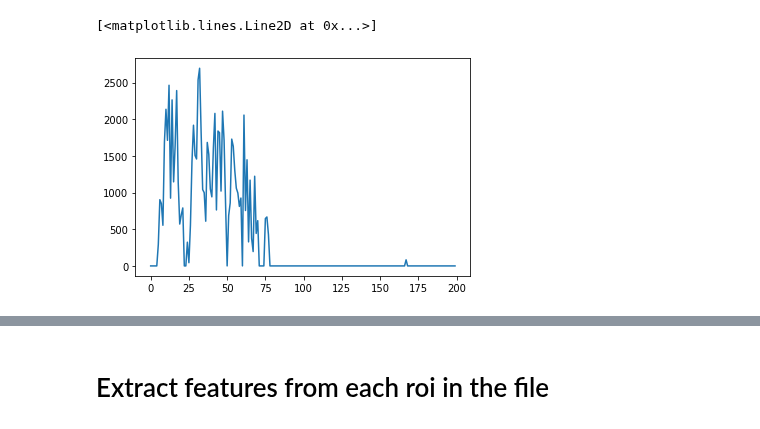
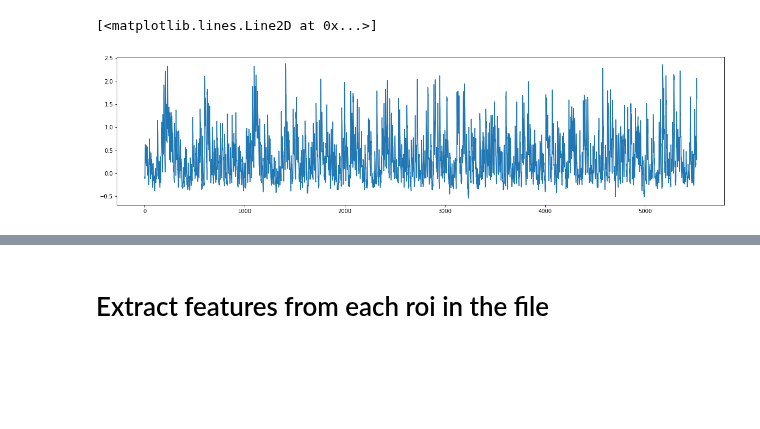
Before and after one commit to laurenneal/capstone-visual-neuroscience, a Jupyter notebook: get_results_and_features.ipynb, the cells around one changed output, grey strips where cells are left out. Drawn from its saved outputs; the diff is of its cells as text; code cells hidden in the pictures; blank space fills up the shorter version.

```diff
--- a/get_results_and_features.ipynb
+++ b/get_results_and_features.ipynb
@@ -26 +28,9 @@ h = h5py.File(f_name,'r')
+# %%
+#This file contains the response and stimulus data for all stacks of this movie
+#The file is named using the first stack in the file, but it contains the other stacks,
+#like 210815_0_2_stim_mc_mix1_syt_, 210815_0_3_stim_mc_mix1_syt_, etc, as well
+
+path = '/content/drive/MyDrive/DS6011_Capstone_VisualNeuroscience/Seeded_CNMF/Stimulus_Features/210815_0_1_stim_mc_mix1_syt_.mat'
+#read file in using hdf5 structure
+results_file = hdf5storage.loadmat(path)
 # %%
@@ -47,7 +104,8 @@ plt.imshow(np.reshape(spatial, dims, order="F"))
 # %%
-#visualize temporal traces - first 200 frames of the first roi
-temporal = h['temporal'][0][0:200]
+#visualize temporal traces - first roi
+temporal = results_file['temporal'][0]
+plt.figure(figsize=(20,5))
 plt.plot(temporal)
 # %% [output]
 [<matplotlib.lines.Line2D at 0x...>]
-[figure, old version]
+[figure, new version]
```
Also changed, not shown: parts of 25 cells of this notebook.
